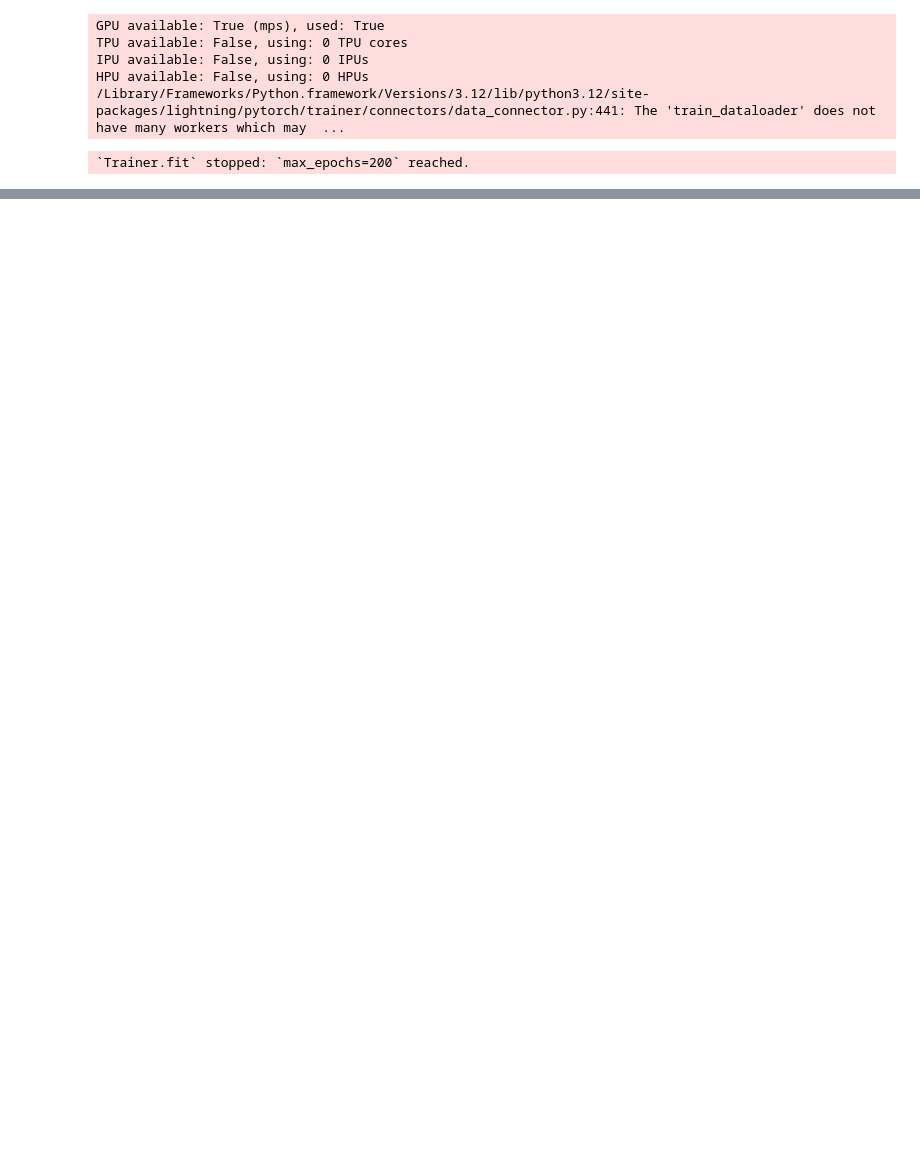
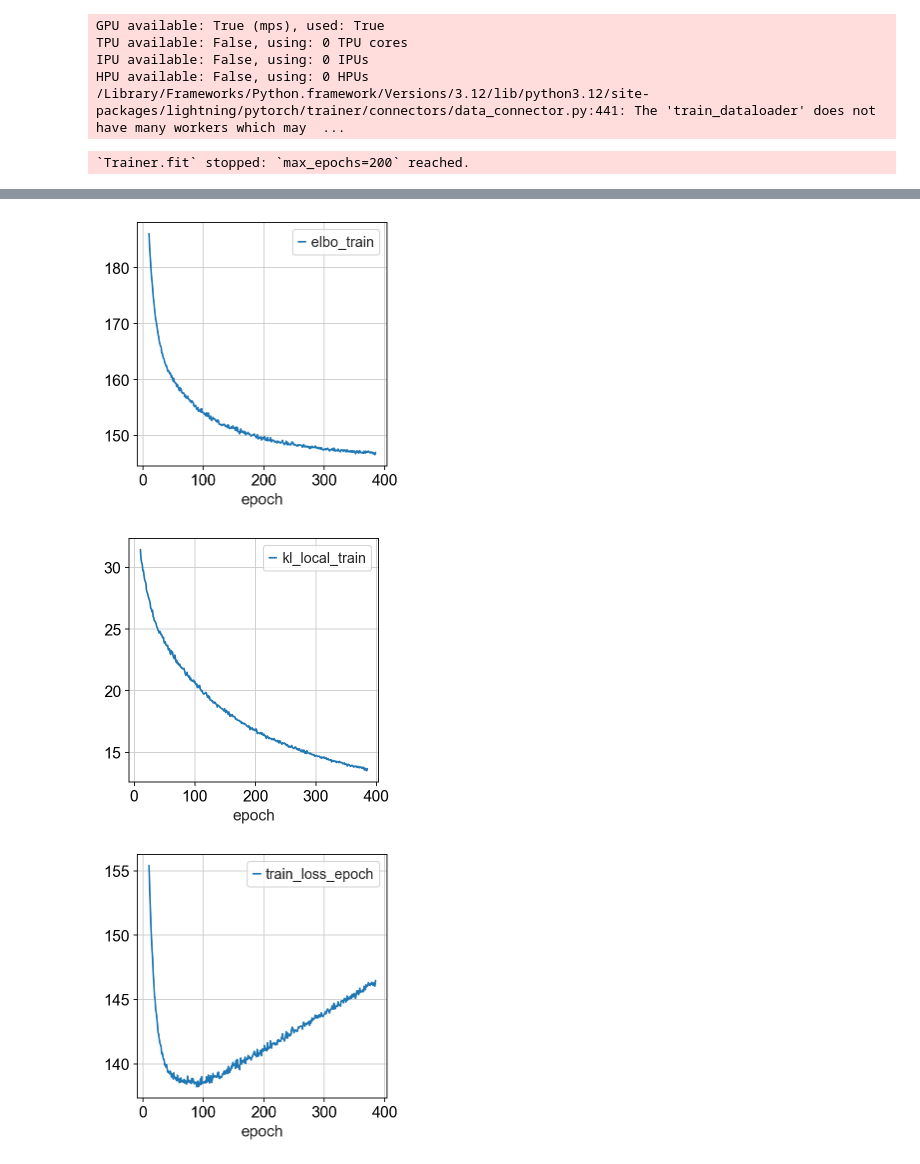
Before and after one commit to theislab/quasiSCVI, a Jupyter notebook: copy-guide-papalexi.ipynb, the cells around one changed output, grey strips where cells are left out. Saved outputs shown, nothing was run; the diff lists cells and outputs as text; code cells hidden in the pictures; blank space fills up the shorter version.

```diff
--- a/copy-guide-papalexi.ipynb
+++ b/copy-guide-papalexi.ipynb
@@ -121,0 +128,20 @@ sc.pl.umap(
+# %%
+sc.set_figure_params(figsize=(4, 4))
+import matplotlib.pyplot as plt
+scvi_ref.history["elbo_train"].iloc[10:].plot()
+plt.show()
+
+
+scvi_ref.history["kl_local_train"].iloc[10:].plot()
+plt.show()
+
+
+scvi_ref.history["train_loss_epoch"].iloc[10:].plot()
+plt.show()
+
+scvi_ref.history["reconstruction_loss_train"].iloc[10:].plot()
+plt.show()
+# %% [output]
+[figure, added]
+[figure, added]
+[figure, added]
```
Also changed, not shown: parts of 10 cells of this notebook, 2 other files.
